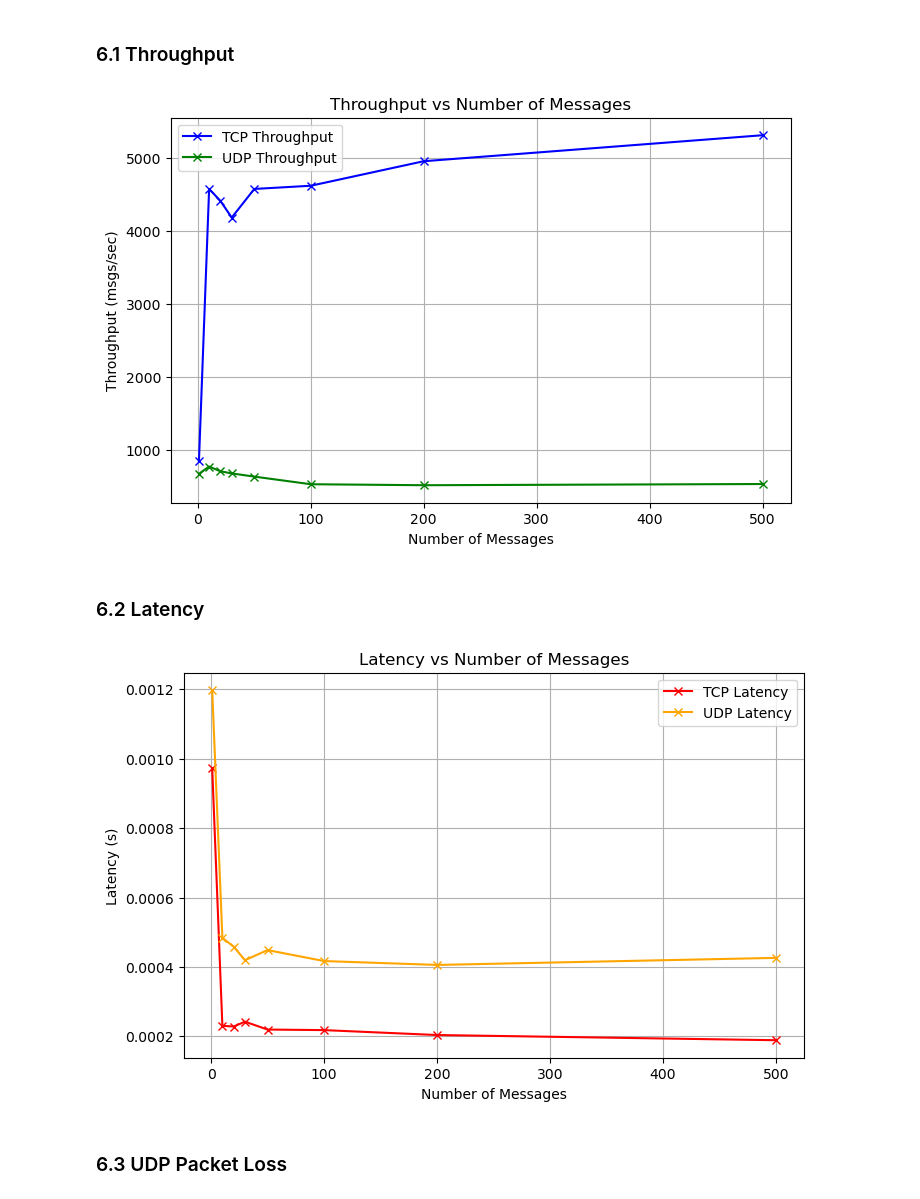
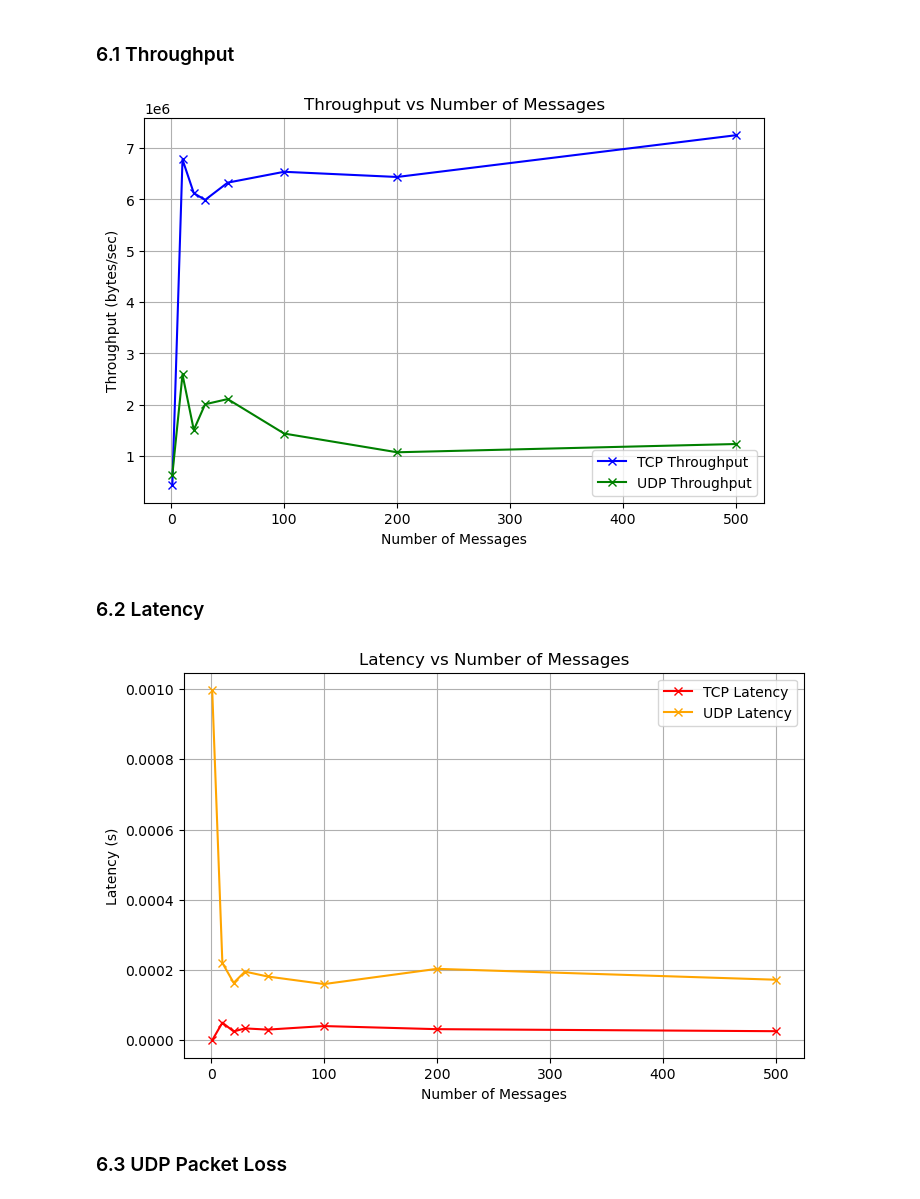
Before and after one commit to syedtaha22/tcp-udp-performance-analysis, a Jupyter notebook: plot.ipynb, the cells around one changed output. Saved outputs shown, nothing was run; the diff lists cells and outputs as text; code cells hidden in the pictures.

Commit message:
Update plots

```diff
--- a/plot.ipynb
+++ b/plot.ipynb
@@ -128,8 +128,8 @@ Results of single client test with different message sizes are stored in the fol
 # String Variable to track if plot is between number of clients or number of messages. If client, then change this to 'Clients' else 'Messages'
 x_label = 'Messages'
 
-tcp_data = read_csv("v2/tcp/tcp_performance_log.csv", tcp_columns)
-udp_data = read_csv("v2/udp/udp_performance_log.csv", udp_columns)
+tcp_data = read_csv("tcp/tcp_performance_log.csv", tcp_columns)
+udp_data = read_csv("udp/udp_performance_log.csv", udp_columns)
 # %% [markdown]
 ## 6. Generate plots
 # %% [markdown]
@@ -137,17 +137,17 @@ udp_data = read_csv("v2/udp/udp_performance_log.csv", udp_columns)
 # %%
 
 plot_metric(
     x=tcp_data["clients"],
     y_values=[tcp_data["throughput"], udp_data["throughput"]],
     labels=["TCP Throughput", "UDP Throughput"],
     xlabel=f"Number of {x_label}",
-    ylabel="Throughput (msgs/sec)",
+    ylabel="Throughput (bytes/sec)",
     title=f"Throughput vs Number of {x_label}",
     filename="throughput_comparison.png",
     colors=["b", "g"]
 )
 # %% [output]
-[figure, old version]
+[figure, new version]
 # %% [markdown]
 ### 6.2 Latency
 # %%
@@ -162,7 +162,7 @@ plot_metric(
     colors=["r", "orange"]
 )
 # %% [output]
-[figure, old version]
+[figure, new version]
 # %% [markdown]
 ### 6.3 UDP Packet Loss
 # %%
```
Also changed, not shown: parts of 1 cell of this notebook.
